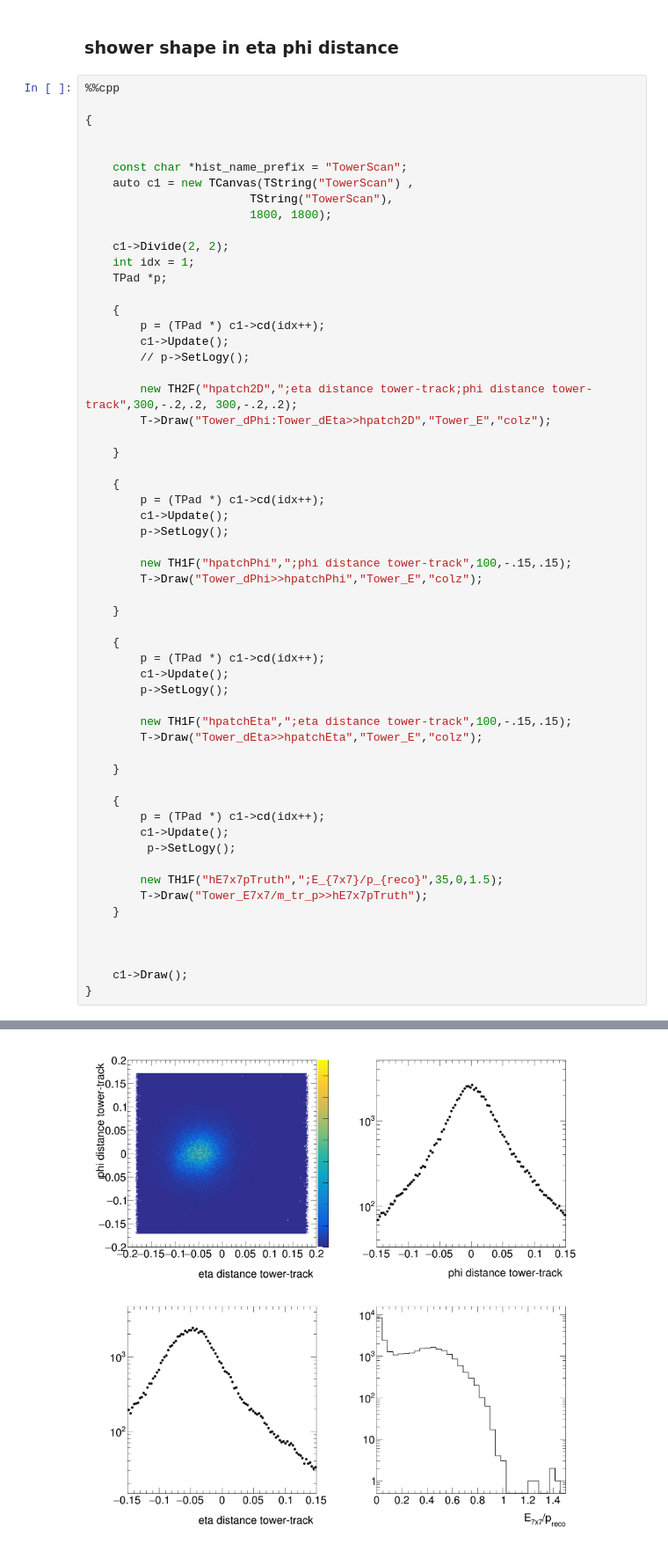
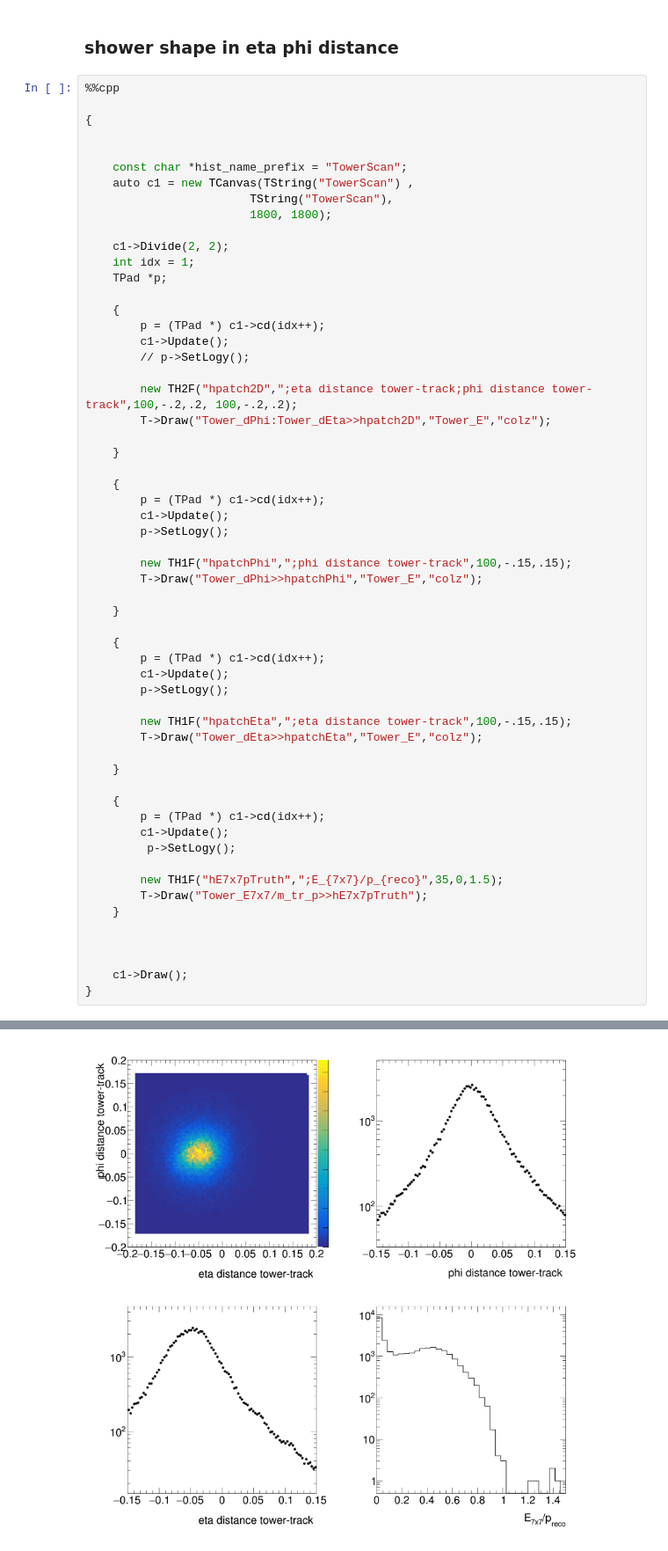
Before and after one commit to blackcathj/analysis-1, a Jupyter notebook: eIDML/macro/Plot_Copy_Pion.ipynb, the cells around one changed output, grey strips where cells are left out. Shown at 88% size. Cells and saved outputs as stored; diff of their text form.

Commit message:
update plot

```diff
--- a/eIDML/macro/Plot_Copy_Pion.ipynb
+++ b/eIDML/macro/Plot_Copy_Pion.ipynb
@@ -309,7 +309,7 @@ Warning in <TCanvas::Constructor>: Deleting canvas with same name: TowerScan
         c1->Update();
         // p->SetLogy();
 
-        new TH2F("hpatch2D",";eta distance tower-track;phi distance tower-track",300,-.2,.2, 300,-.2,.2);
+        new TH2F("hpatch2D",";eta distance tower-track;phi distance tower-track",100,-.2,.2, 100,-.2,.2);
         T->Draw("Tower_dPhi:Tower_dEta>>hpatch2D","Tower_E","colz");
 
     }
@@ -326,31 +326,31 @@ Warning in <TCanvas::Constructor>: Deleting canvas with same name: TowerScan
 
     {
         p = (TPad *) c1->cd(idx++);
         c1->Update();
         p->SetLogy();
 
         new TH1F("hpatchEta",";eta distance tower-track",100,-.15,.15);
         T->Draw("Tower_dEta>>hpatchEta","Tower_E","colz");
 
     }
 
     {
         p = (TPad *) c1->cd(idx++);
         c1->Update();
          p->SetLogy();
 
         new TH1F("hE7x7pTruth",";E_{7x7}/p_{reco}",35,0,1.5);
         T->Draw("Tower_E7x7/m_tr_p>>hE7x7pTruth");
     }
 
 
 
     c1->Draw();
 }
 # %% [output]
 Warning in <TCanvas::Constructor>: Deleting canvas with same name: TowerScan
 Warning in <TFile::Append>: Replacing existing TH1: hpatch2D (Potential memory leak).
 Warning in <TFile::Append>: Replacing existing TH1: hpatchPhi (Potential memory leak).
 Warning in <TFile::Append>: Replacing existing TH1: hpatchEta (Potential memory leak).
 Warning in <TFile::Append>: Replacing existing TH1: hE7x7pTruth (Potential memory leak).
-[figure, old version]
+[figure, new version]
```
Also changed, not shown: 1 other file.
